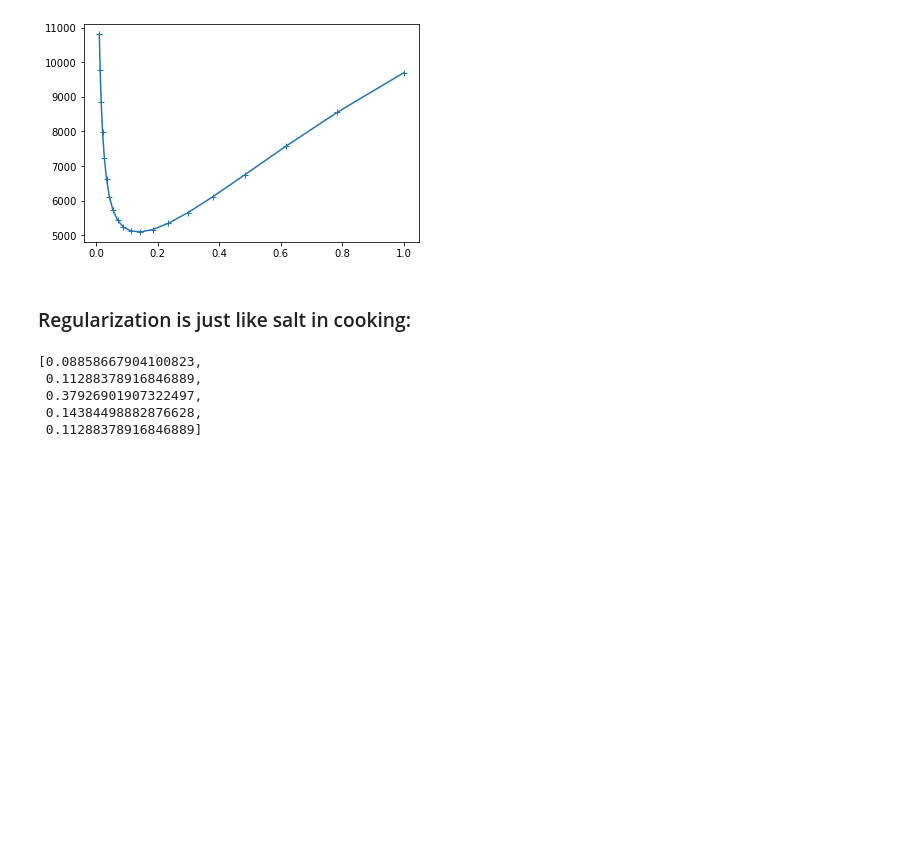
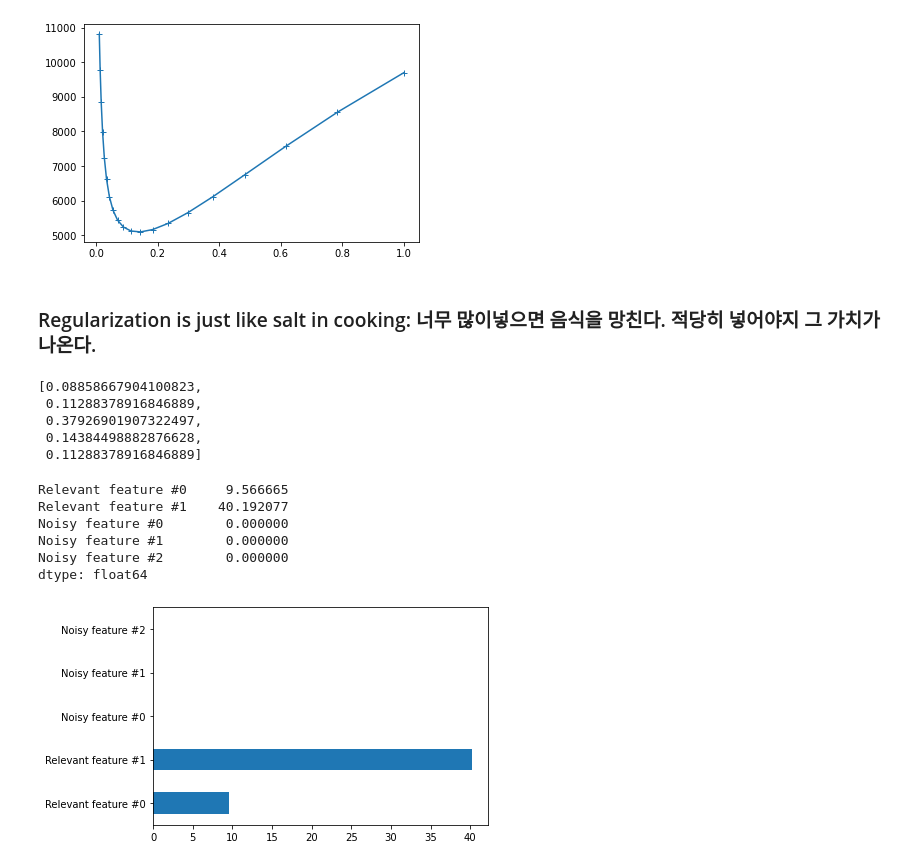
Before and after one commit to yangoos57/dataStudy, a Jupyter notebook: ML/[inria] scikit-learn course/M04_03 Regularization of linear regression model .ipynb, the cells around one changed output. Cells and saved outputs as stored; diff of their text form; code cells hidden in the pictures; blank space fills up the shorter version.

```diff
--- a/ML/[inria] scikit-learn course/M04_03 Regularization of linear regression model .ipynb
+++ b/ML/[inria] scikit-learn course/M04_03 Regularization of linear regression model .ipynb
@@ -178,7 +176,7 @@ cv_alphas.mean(axis=0).plot(marker='+')
 <AxesSubplot:>
 [figure]
 # %% [markdown]
-### Regularization is just like salt in cooking:
+### Regularization is just like salt in cooking: 너무 많이넣으면 음식을 망친다. 적당히 넣어야지 그 가치가 나온다.
 # %%
 best_alphas = [est[-1].alpha_ for est in cv_results['estimator']]
 best_alphas
@@ -190,3 +188,34 @@ best_alphas
  0.37926901907322497,
  0.14384498882876628,
  0.11288378916846889]
+# %%
+from sklearn.datasets import make_regression
+
+data, target, coef = make_regression(
+    n_samples=2_000,
+    n_features=5,
+    n_informative=2,
+    shuffle=False,
+    coef=True,
+    random_state=0,
+    noise=30,
+)
+# %%
+feature_names = [
+    "Relevant feature #0",
+    "Relevant feature #1",
+    "Noisy feature #0",
+    "Noisy feature #1",
+    "Noisy feature #2",
+]
+coef = pd.Series(coef, index=feature_names)
+coef.plot.barh()
+coef
+# %% [output]
+Relevant feature #0     9.566665
+Relevant feature #1    40.192077
+Noisy feature #0        0.000000
+Noisy feature #1        0.000000
+Noisy feature #2        0.000000
+dtype: float64
+[figure, added]
```
Also changed, not shown: parts of 10 cells of this notebook, 2 other files.
